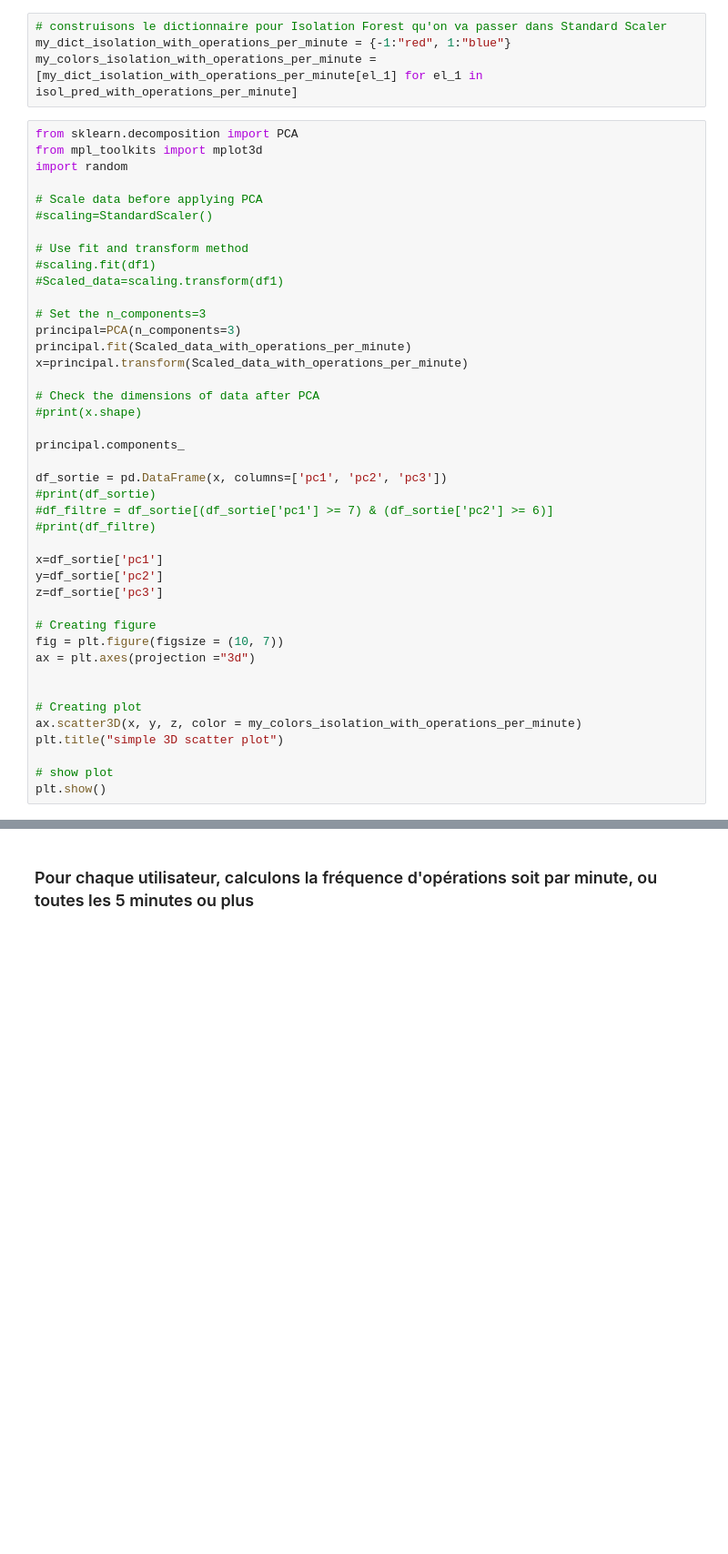
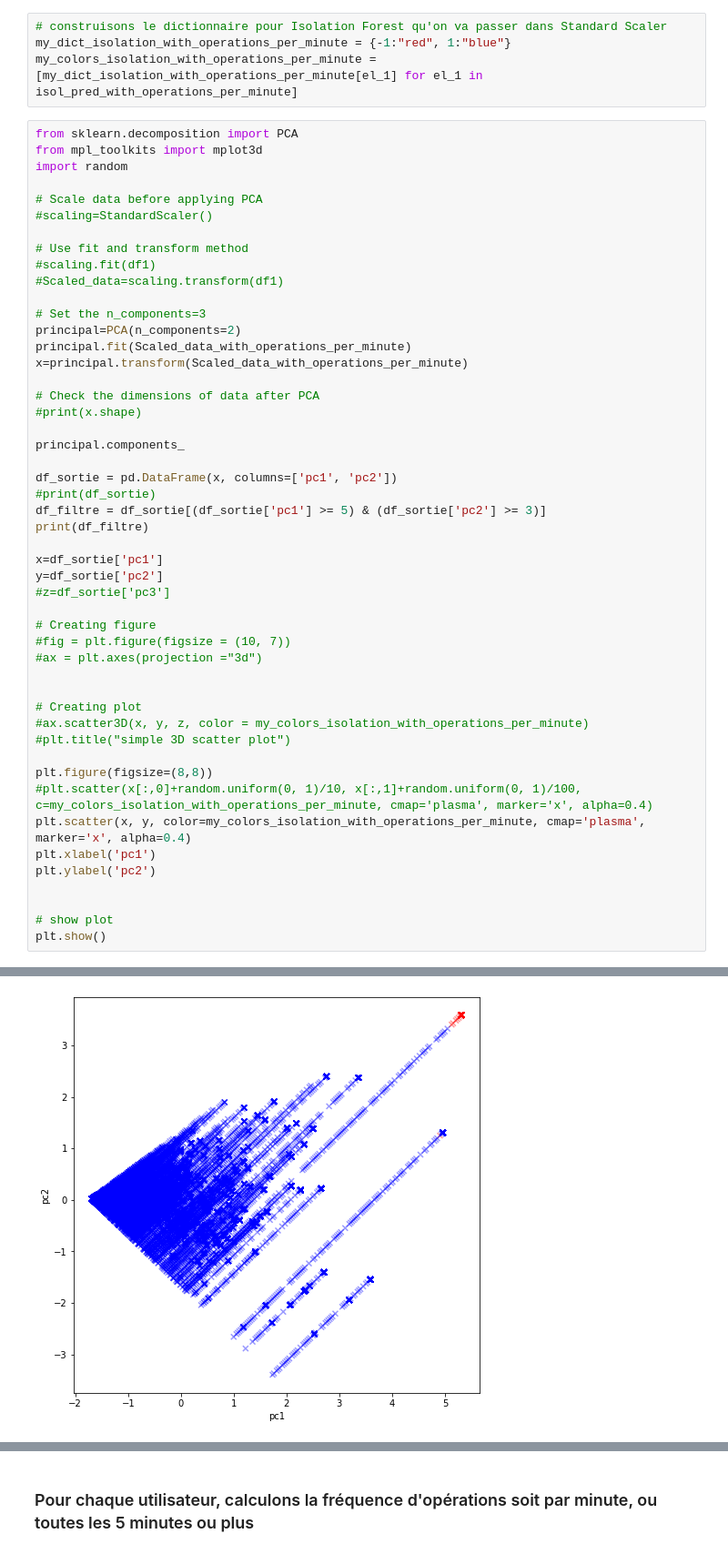
Before and after one commit to pfolaa/fraud_detection, a Jupyter notebook: fraud_detection_01.ipynb, the cells around one changed output, grey strips where cells are left out. Shown at 91% size. Drawn from its saved outputs; the diff is of its cells as text; blank space fills up the shorter version.

```diff
--- a/fraud_detection_01.ipynb
+++ b/fraud_detection_01.ipynb
@@ -3089,7 +3101,7 @@ import random
 #Scaled_data=scaling.transform(df1)
 
 # Set the n_components=3
-principal=PCA(n_components=3)
+principal=PCA(n_components=2)
 principal.fit(Scaled_data_with_operations_per_minute)
 x=principal.transform(Scaled_data_with_operations_per_minute)
 
@@ -3098,23 +3110,30 @@ x=principal.transform(Scaled_data_with_operations_per_minute)
 
 principal.components_
 
-df_sortie = pd.DataFrame(x, columns=['pc1', 'pc2', 'pc3'])
+df_sortie = pd.DataFrame(x, columns=['pc1', 'pc2'])
 #print(df_sortie)
-#df_filtre = df_sortie[(df_sortie['pc1'] >= 7) & (df_sortie['pc2'] >= 6)]
-#print(df_filtre)
+df_filtre = df_sortie[(df_sortie['pc1'] >= 5) & (df_sortie['pc2'] >= 3)]
+print(df_filtre)
 
 x=df_sortie['pc1']
 y=df_sortie['pc2']
-z=df_sortie['pc3']
+#z=df_sortie['pc3']
 
 # Creating figure
-fig = plt.figure(figsize = (10, 7))
-ax = plt.axes(projection ="3d")
+#fig = plt.figure(figsize = (10, 7))
+#ax = plt.axes(projection ="3d")
 
 
 # Creating plot
-ax.scatter3D(x, y, z, color = my_colors_isolation_with_operations_per_minute)
-plt.title("simple 3D scatter plot")
+#ax.scatter3D(x, y, z, color = my_colors_isolation_with_operations_per_minute)
+#plt.title("simple 3D scatter plot")
+
+plt.figure(figsize=(8,8))
+#plt.scatter(x[:,0]+random.uniform(0, 1)/10, x[:,1]+random.uniform(0, 1)/100, c=my_colors_isolation_with_operations_per_minute, cmap='plasma', marker='x', alpha=0.4)
+plt.scatter(x, y, color=my_colors_isolation_with_operations_per_minute, cmap='plasma', marker='x', alpha=0.4)
+plt.xlabel('pc1')
+plt.ylabel('pc2')
+
 
 # show plot
 plt.show()
@@ -3122,0 +3155 @@ ValueError: ignored
+[figure, added]
```
Also changed, not shown: parts of 12 cells of this notebook.
